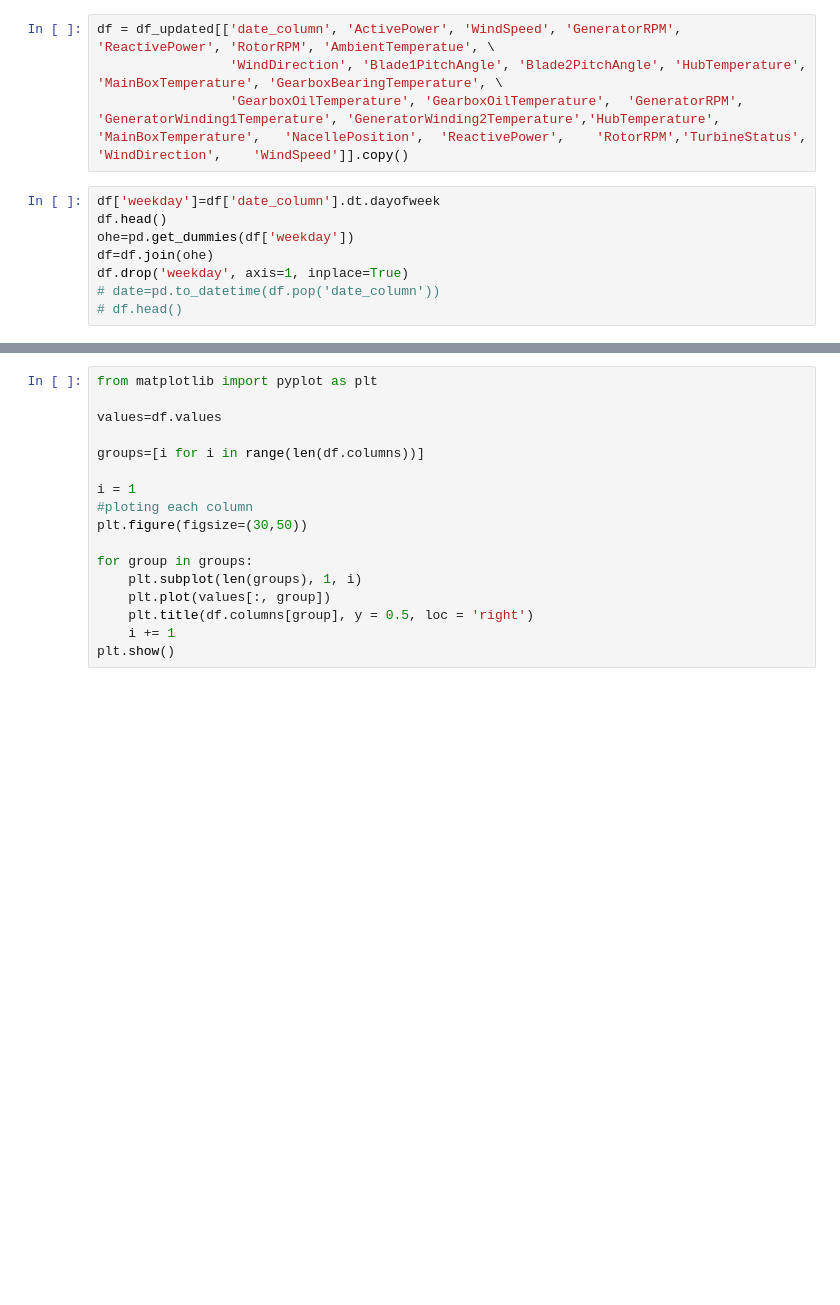
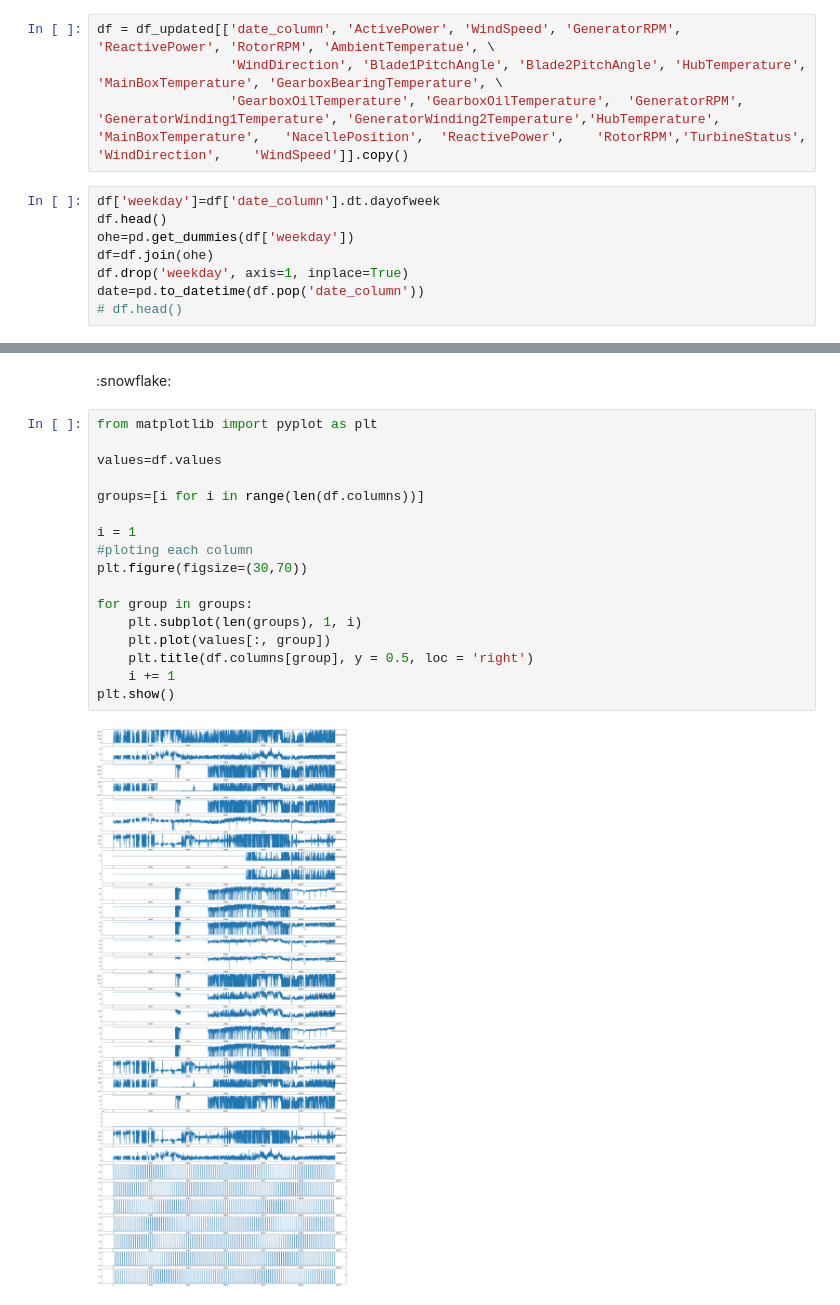
Before and after one commit to ArupDukeBanerjee/time-series-forecasting, a Jupyter notebook: forecasting.ipynb, the cells around one changed output, grey strips where cells are left out. Drawn from its saved outputs; the diff is of its cells as text; blank space fills up the shorter version.

```diff
--- a/forecasting.ipynb
+++ b/forecasting.ipynb
@@ -129,7 +130,7 @@ df.head()
 ohe=pd.get_dummies(df['weekday'])
 df=df.join(ohe)
 df.drop('weekday', axis=1, inplace=True)
-# date=pd.to_datetime(df.pop('date_column'))
+date=pd.to_datetime(df.pop('date_column'))
 # df.head()
 # %%
 df.isnull().sum()
@@ -151,20 +152,24 @@ MainBoxTemperature              0
 5                               0
 6                               0
 dtype: int64
+# %% [markdown]
+:snowflake:
 # %%
 from matplotlib import pyplot as plt
 
 values=df.values
 
 groups=[i for i in range(len(df.columns))]
 
 i = 1
 #ploting each column
-plt.figure(figsize=(30,50))
+plt.figure(figsize=(30,70))
 
 for group in groups:
     plt.subplot(len(groups), 1, i)
     plt.plot(values[:, group])
     plt.title(df.columns[group], y = 0.5, loc = 'right')
     i += 1
 plt.show()
+# %% [output]
+[figure, added]
```
Also changed, not shown: parts of 6 cells of this notebook.
